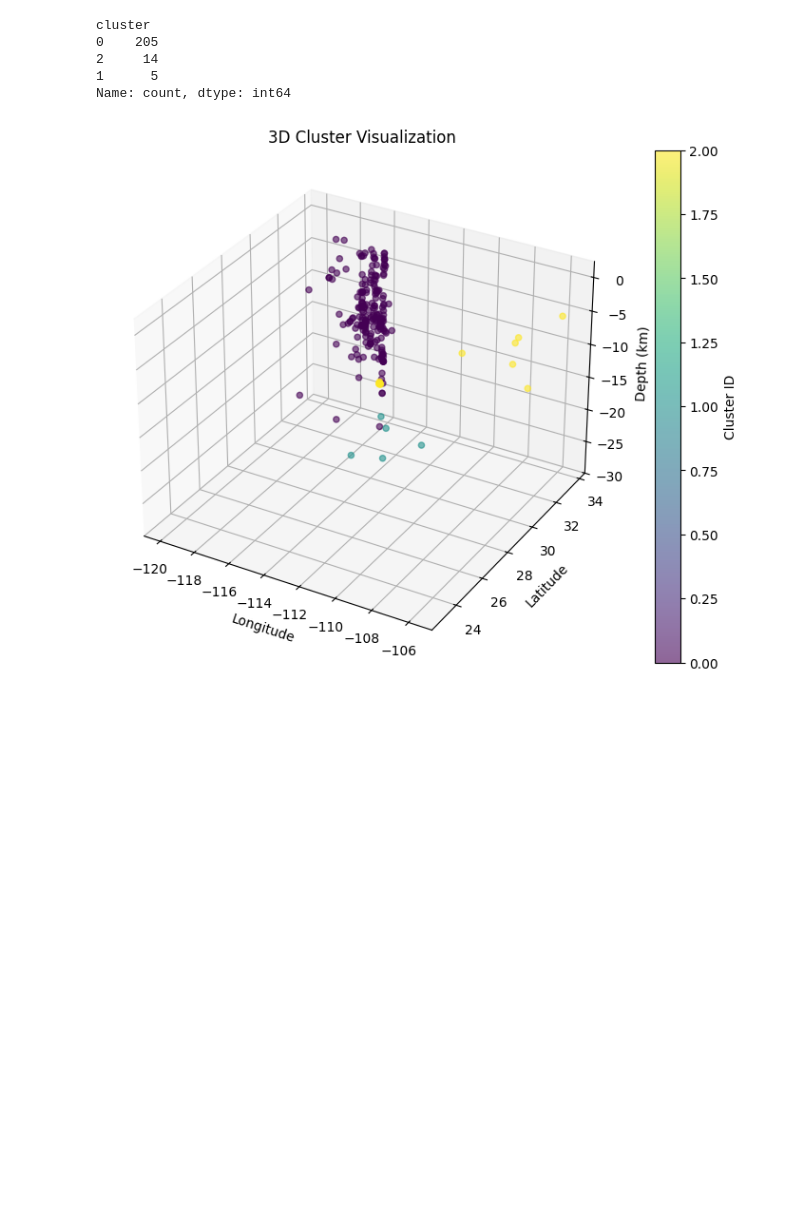
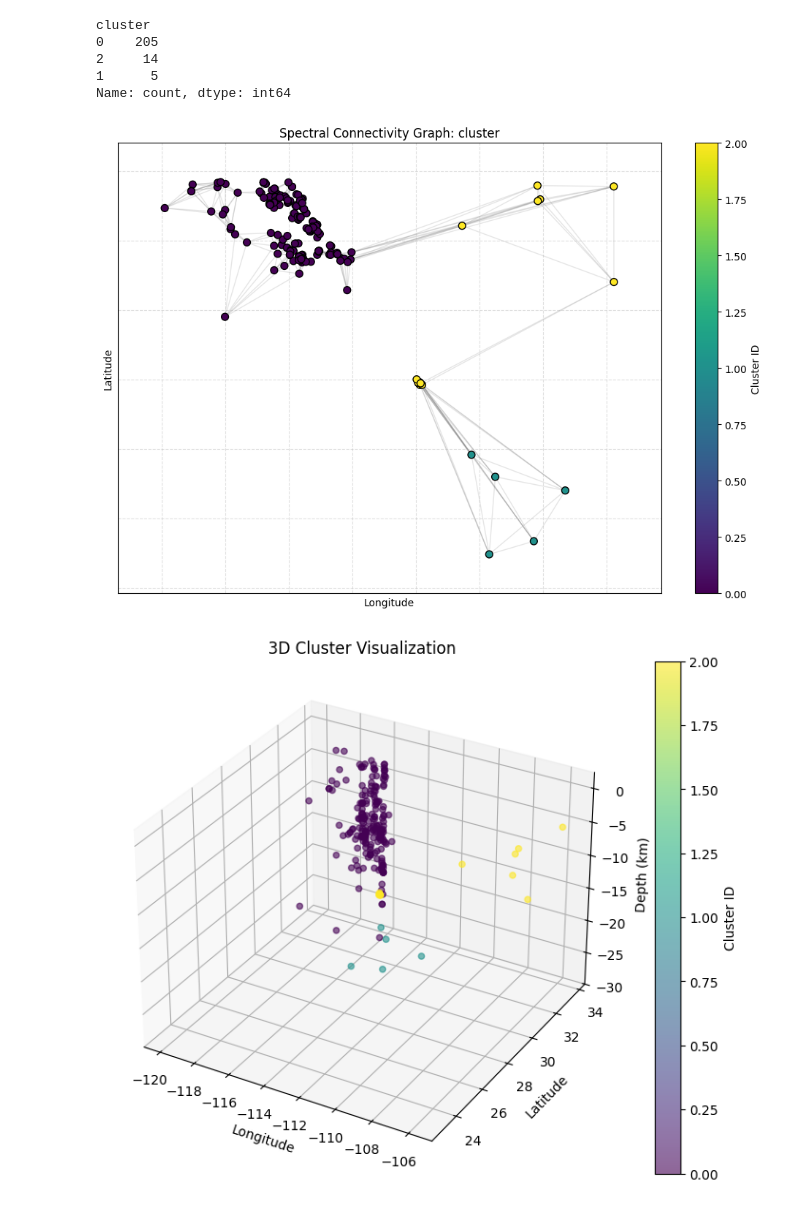
Before and after one commit to agatazz/spatial-clustering, a Jupyter notebook: main/algorithms/spatially_constrained_kmeans.ipynb, the cells around one changed output. Cells and saved outputs as stored; diff of their text form; code cells hidden in the pictures; blank space fills up the shorter version.

```diff
--- a/main/algorithms/spatially_constrained_kmeans.ipynb
+++ b/main/algorithms/spatially_constrained_kmeans.ipynb
@@ -43,4 +43,8 @@ cluster
 Name: count, dtype: int64
 # %%
 from common.module_functions import *
+# %%
+visualize_graph_connectivity(data, adj_matrix, 'cluster')
+# %% [output]
+[figure, added]
 # %%
```
Also changed, not shown: parts of 7 cells of this notebook, 2 other files.
